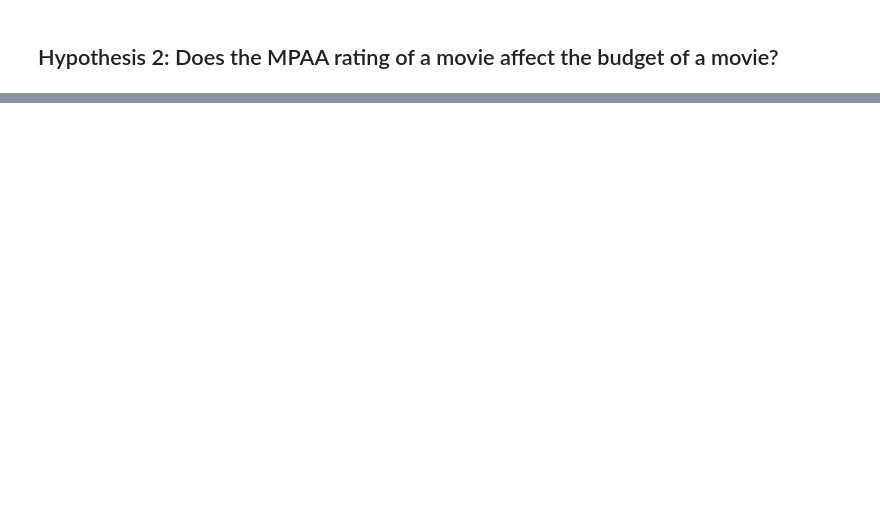
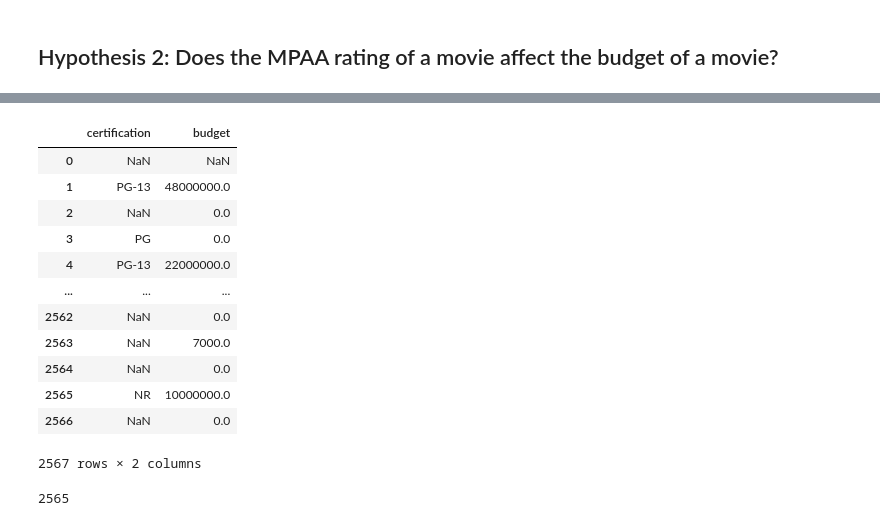
Before and after one commit to sharclark/IMDB-SQL-Database, a Jupyter notebook: IMDB SQL Database - with Hypothesis Testing.ipynb, the cells around one changed output, grey strips where cells are left out. Saved outputs shown, nothing was run; the diff lists cells and outputs as text; code cells hidden in the pictures; blank space fills up the shorter version.

```diff
--- a/IMDB SQL Database - with Hypothesis Testing.ipynb
+++ b/IMDB SQL Database - with Hypothesis Testing.ipynb
@@ -567,0 +560,22 @@ plt.show();
+# %%
+#df with just columns we need
+hypo2_df = tmdb_df[['certification', 'budget']]
+hypo2_df
+# %% [output]
+|  | certification | budget |
+| 0 | NaN | NaN |
+| 1 | PG-13 | 48000000.0 |
+| 2 | NaN | 0.0 |
+| 3 | PG | 0.0 |
+| 4 | PG-13 | 22000000.0 |
+| ... | ... | ... |
+| 2562 | NaN | 0.0 |
+| 2563 | NaN | 7000.0 |
+| 2564 | NaN | 0.0 |
+| 2565 | NR | 10000000.0 |
+| 2566 | NaN | 0.0 |
+2567 rows × 2 columns
+# %%
+hypo2_df['budget'].value_counts().sum()
+# %% [output]
+2565
```
Also changed, not shown: parts of 20 cells of this notebook.
